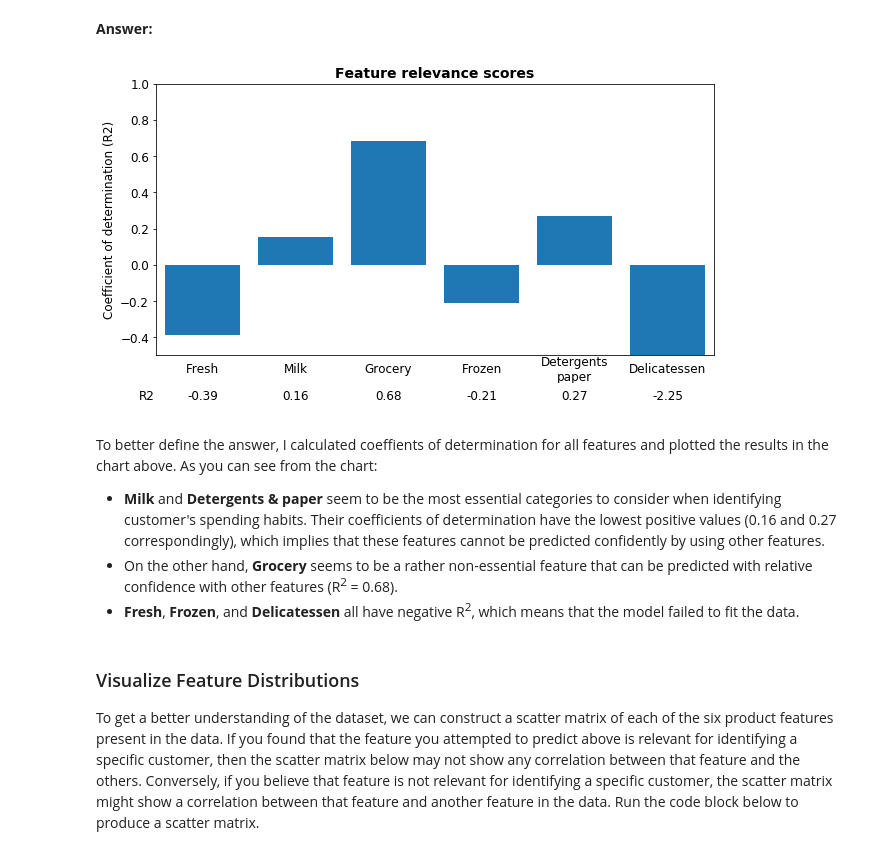
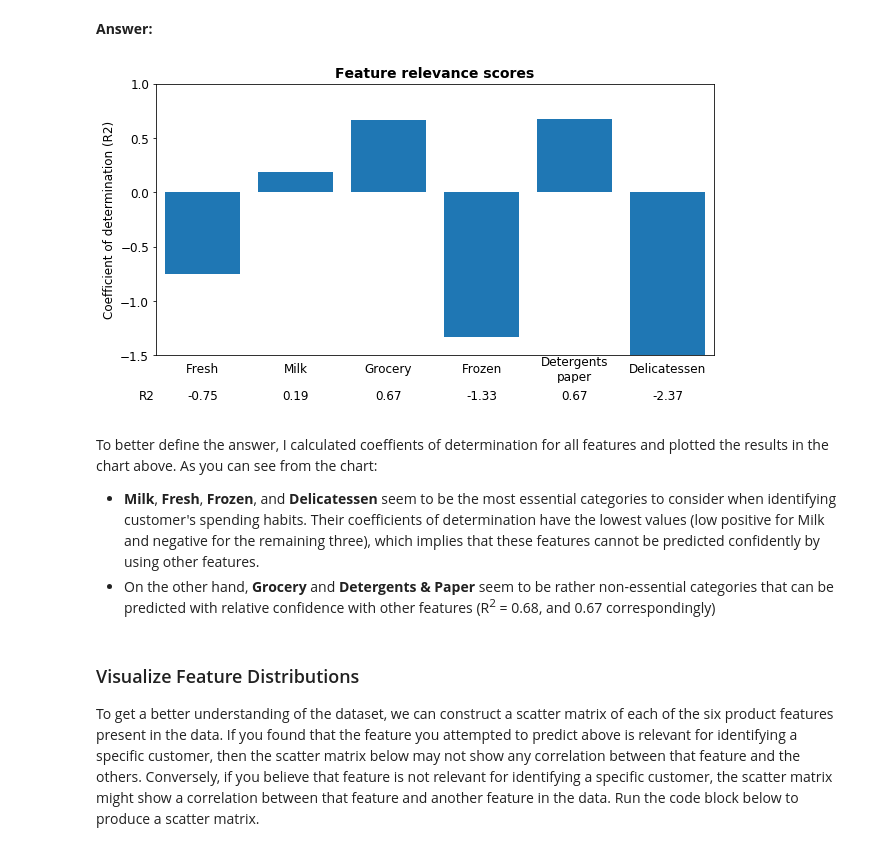
Before and after one commit to ayarmak/customer_segments, a Jupyter notebook: customer_segments.ipynb, the cells around one changed output. Saved outputs shown, nothing was run; the diff lists cells and outputs as text; code cells hidden in the pictures.

```diff
--- a/customer_segments.ipynb
+++ b/customer_segments.ipynb
@@ -136,21 +136,25 @@ scores = {}
 
 for feature in data.columns:
 
-    # TODO: Make a copy of the DataFrame, using the 'drop' function to drop the given feature
-    new_data = data.copy().drop(columns=[feature])
+    score = []
 
-    # TODO: Split the data into training and testing sets(0.25) using the given feature as the target
-    # Set a random state.
-    X_train, X_test, y_train, y_test = train_test_split(new_data, data[feature], test_size=0.25, random_state=42)
+    for i in range(100):
 
-    # TODO: Create a decision tree regressor and fit it to the training set
-    regressor = DecisionTreeRegressor(random_state=42)
-    regressor.fit(X_train, y_train)
+        # TODO: Make a copy of the DataFrame, using the 'drop' function to drop the given feature
+        new_data = data.copy().drop(columns=[feature])
 
-    # TODO: Report the score of the prediction using the testing set
-    score = regressor.score(X_test, y_test)
+        # TODO: Split the data into training and testing sets(0.25) using the given feature as the target
+        # Set a random state.
+        X_train, X_test, y_train, y_test = train_test_split(new_data, data[feature], test_size=0.25)
 
-    scores[feature] = score
+        # TODO: Create a decision tree regressor and fit it to the training set
+        regressor = DecisionTreeRegressor(random_state=42)
+        regressor.fit(X_train, y_train)
+
+        # TODO: Report the score of the prediction using the testing set
+        score.append(regressor.score(X_test, y_test))
+
+    scores[feature] = np.mean(score)
 # %% [markdown]
 ### Question 2
 
@@ -164,31 +168,30 @@ for feature in data.columns:
 # %%
 # define x and y values
 names = list(scores.keys())
 names[4] = 'Detergents\npaper'
 values = list(scores.values())
 
 # plot the scores
 fig, ax = plt.subplots(figsize=(10, 5))
 ax.bar(range(len(scores)), values)
 ax.set_title('Feature relevance scores', fontweight='bold', fontsize=14)
 ax.set_ylabel('Coefficient of determination (R2)', fontsize=12)
 ax.tick_params(labelsize=12)
-ax.set_ylim(-0.5, 1)
+ax.set_ylim(-1.5, 1)
 ax.set_xlim(-0.5, 5.5)
 table = ax.table(cellText=[["{0:.2f}".format(v) for v in values]], colLabels=names, cellLoc='center',
          rowLabels=['R2'], bbox=[0.0,-0.2,1,0.2])
 ax.get_xaxis().set_visible(False)
 table.set_fontsize(12)
 for key, cell in table.get_celld().items():
     cell.set_linewidth(0);
 # %% [output]
-[figure, old version]
+[figure, new version]
 # %% [markdown]
 To better define the answer, I calculated coeffients of determination for all features and plotted the results in the chart above.
 As you can see from the chart:
-* **Milk** and **Detergents & paper** seem to be the most essential categories to consider when identifying customer's spending habits. Their coefficients of determination have the lowest positive values (0.16 and 0.27 correspondingly), which implies that these features cannot be predicted confidently by using other features.
-* On the other hand, **Grocery** seems to be a rather non-essential feature that can be predicted with relative confidence with other features (R<sup>2</sup> = 0.68).
-* **Fresh**, **Frozen**, and **Delicatessen** all have negative R<sup>2</sup>, which means that the model failed to fit the data.
+* **Milk**, **Fresh**, **Frozen**, and **Delicatessen** seem to be the most essential categories to consider when identifying customer's spending habits. Their coefficients of determination have the lowest values (low positive for Milk and negative for the remaining three), which implies that these features cannot be predicted confidently by using other features.
+* On the other hand, **Grocery** and **Detergents & Paper** seem to be rather non-essential categories that can be predicted with relative confidence with other features (R<sup>2</sup> = 0.68, and 0.67 correspondingly)
 # %% [markdown]
 ### Visualize Feature Distributions
 To get a better understanding of the dataset, we can construct a scatter matrix of each of the six product features present in the data. If you found that the feature you attempted to predict above is relevant for identifying a specific customer, then the scatter matrix below may not show any correlation between that feature and the others. Conversely, if you believe that feature is not relevant for identifying a specific customer, the scatter matrix might show a correlation between that feature and another feature in the data. Run the code block below to produce a scatter matrix.
```
Also changed, not shown: parts of 7 cells of this notebook, 1 other file.
